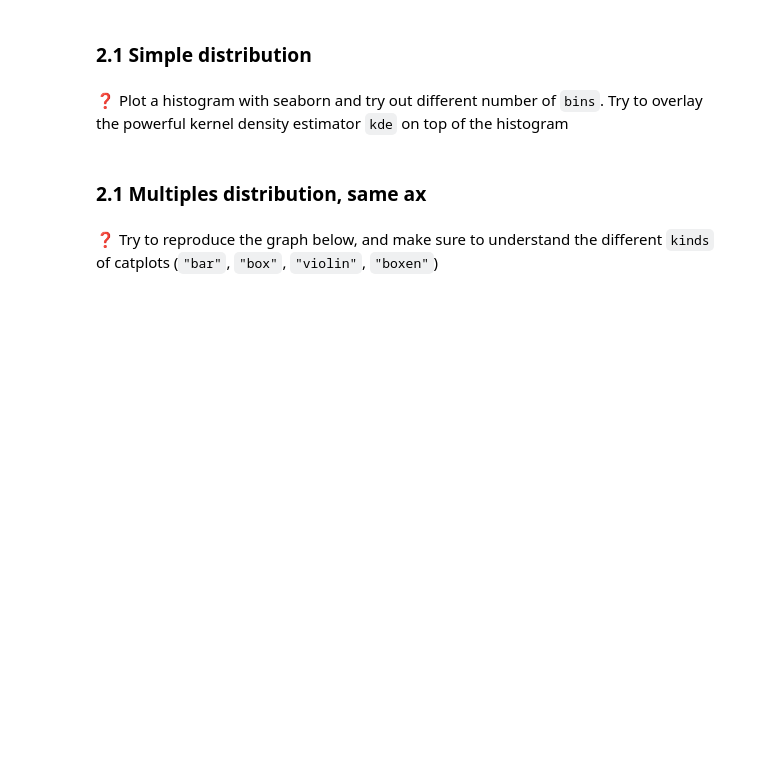
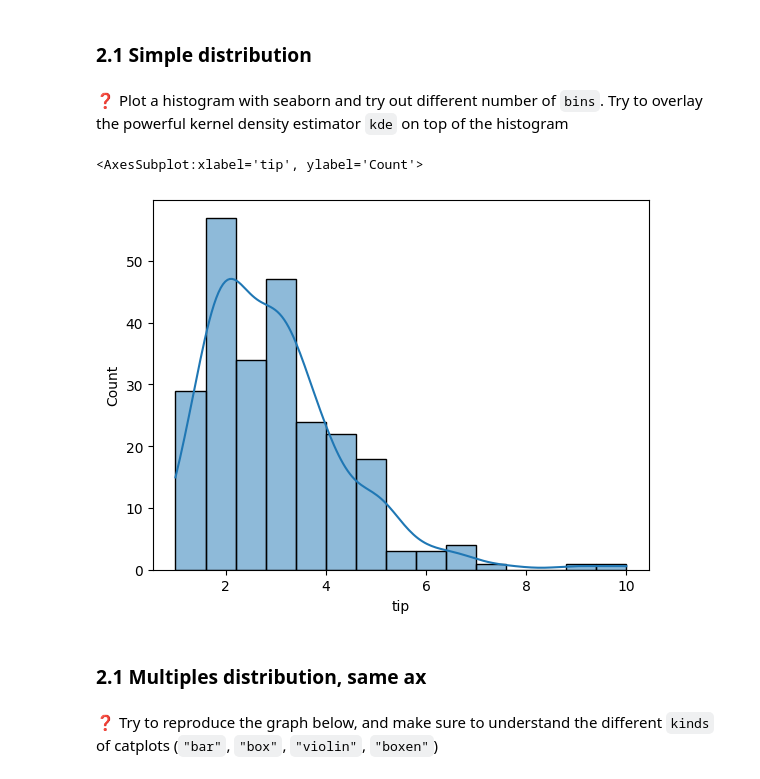
Before and after one commit to dorwein/data-seaborn-basics, a Jupyter notebook: seaborn-basics.ipynb, the cells around one changed output. Saved outputs shown, nothing was run; the diff lists cells and outputs as text; code cells hidden in the pictures; blank space fills up the shorter version.

```diff
--- a/seaborn-basics.ipynb
+++ b/seaborn-basics.ipynb
@@ -39,3 +53,11 @@ Let's now analyse the `tips` values.
+# %%
+sns.histplot(x= 'tip',
+             data = df,
+             bins=15,
+             kde = True)
+# %% [output]
+<AxesSubplot:xlabel='tip', ylabel='Count'>
+[figure, added]
 # %% [markdown]
 ### 2.1 Multiples distribution, same ax
 # %% [markdown]
```
Also changed, not shown: parts of 21 cells of this notebook.
